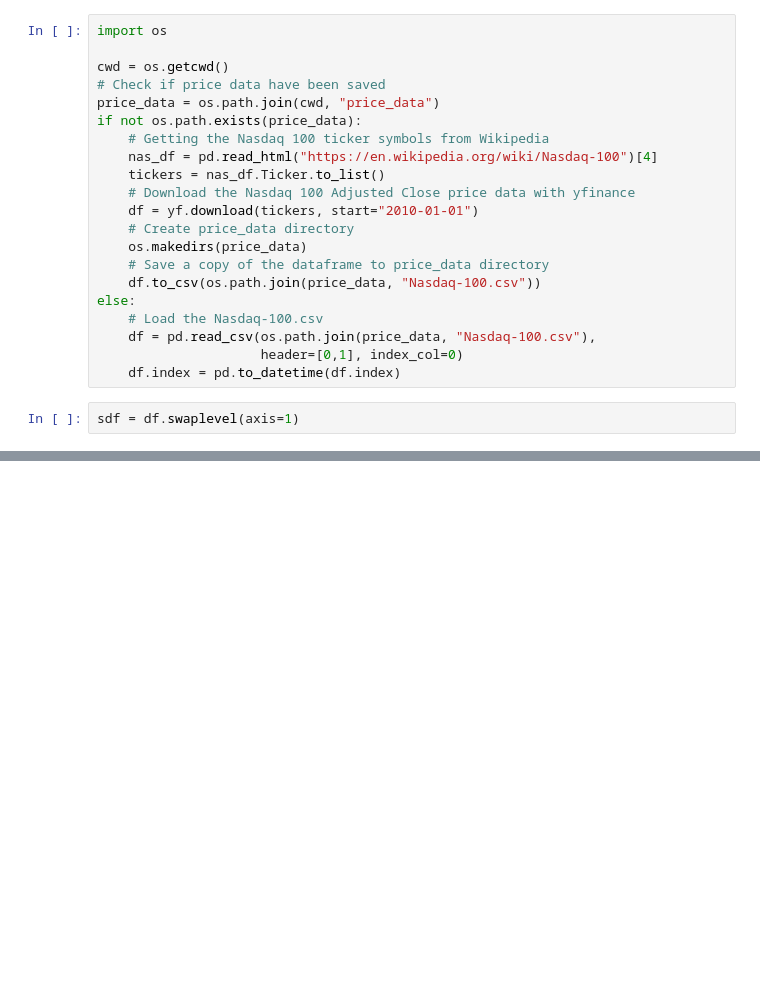
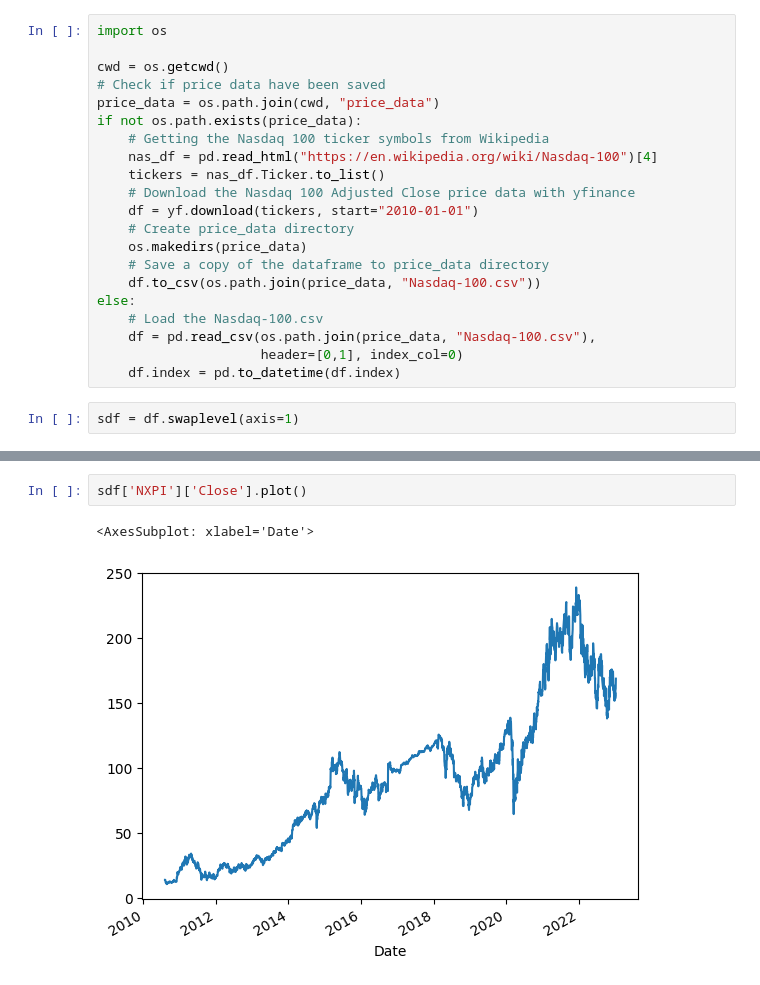
Before and after one commit to zhx281/stocks, a Jupyter notebook: notebooks/06-indicators.ipynb, the cells around one changed output, grey strips where cells are left out. Saved outputs shown, nothing was run; the diff lists cells and outputs as text; blank space fills up the shorter version.

```diff
--- a/notebooks/06-indicators.ipynb
+++ b/notebooks/06-indicators.ipynb
@@ -114,0 +64,5 @@ stat
+# %%
+sdf['NXPI']['Close'].plot()
+# %% [output]
+<AxesSubplot: xlabel='Date'>
+[figure, added]
```
Also changed, not shown: parts of 17 cells of this notebook.
